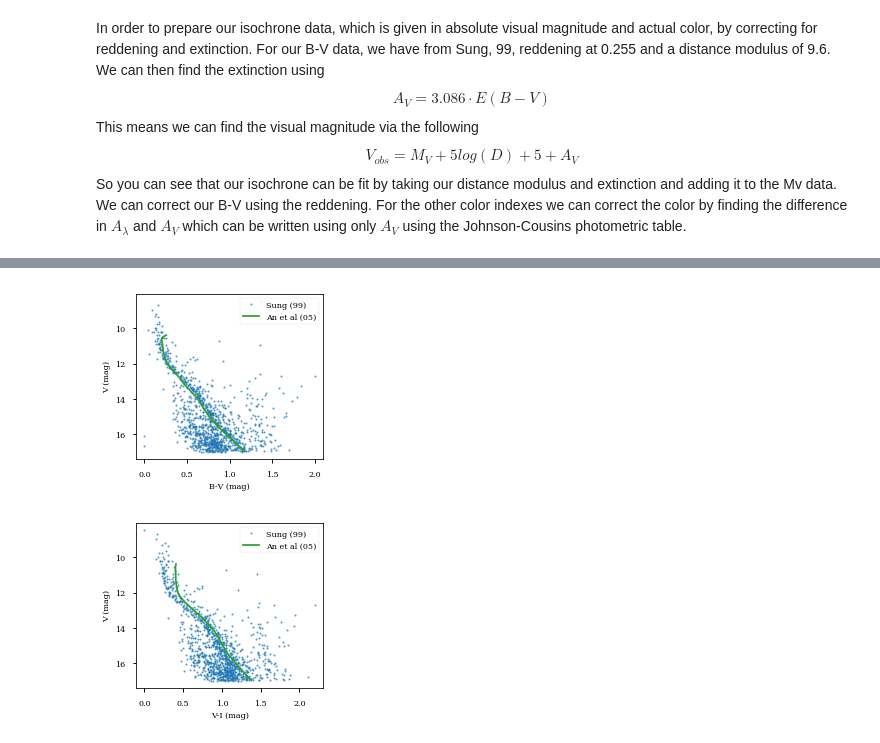
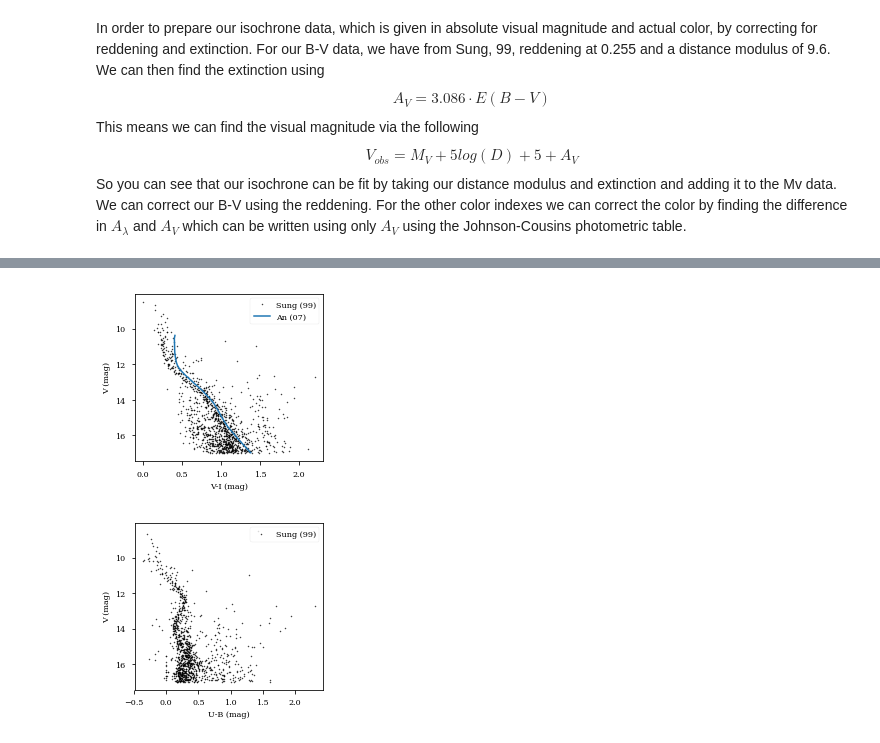
Before and after one commit to mileslucas/JupyterNotebooks, a Jupyter notebook: astro project/astro_project.ipynb, the cells around one changed output, grey strips where cells are left out. Drawn from its saved outputs; the diff is of its cells as text; code cells hidden in the pictures.

```diff
--- a/astro project/astro_project.ipynb
+++ b/astro project/astro_project.ipynb
@@ -26,5 +26,10 @@ mpl.rcParams.update(params)
 # Get data
 try:
     hdulist = fits.open('data/m35.fit')
+    isosmaller = pd.read_table('data/iso1.tsv', header = 1, delim_whitespace=True)
+    isolarger = pd.read_table('data/iso2.tsv', header = 1, delim_whitespace=True)
 except FileNotFoundError:
     print('Data file missing')
+
+print(isosmaller)
+print(isolarger)
@@ -55,0 +87,23 @@ mask = isochrone['V'] < max(data['Vmag'])
+# %%
+style = dict(color='k',ms=1.5, alpha=0.75, label='Sung (99)')
+
+plt.plot('B-V', 'Vmag', 'o', data=data, **style)
+plt.gca().invert_yaxis()
+plt.xlabel('B-V (mag)')
+plt.ylabel('V (mag)')
+plt.legend(loc='best', frameon=True)
+
+plt.gcf().set_size_inches(width, height)
+plt.tight_layout()
+plt.gcf().savefig('figs/b-v.pdf')
+
+plt.plot(isochrone['B-V(cor)'], isochrone['V'].where(mask), linewidth=1.5, label='An (07)')
+# plt.plot(isolarger['B-V(cor)'], isolarger['V'].where(mask2), linewidth=1.5, label='An (07)')
+# plt.plot(isosmaller['B-V(cor)'], isosmaller['V'].where(mask3), linewidth=1.5, label='An (07)')
+
+plt.legend(loc='best', frameon=True)
+# plt.legend?
+
+plt.gcf().set_size_inches(width, height)
+plt.tight_layout()
+plt.gcf().savefig('figs/b-vISO.pdf')
@@ -56,39 +112,32 @@ mask = isochrone['V'] < max(data['Vmag'])
 # %%
-plt.plot('B-V', 'Vmag', 'o', ms=2, data=data, alpha=0.75, label='Sung (99)')
+plt.plot('V-I', 'Vmag', 'o', data=data, **style)
 plt.gca().invert_yaxis()
-plt.xlabel('B-V (mag)')
+plt.xlabel('V-I (mag)')
 plt.ylabel('V (mag)')
-plt.legend(loc='best')
+plt.legend(loc='best', frameon=True)
 
 plt.gcf().set_size_inches(width, height)
 plt.tight_layout()
-plt.gcf().savefig('figs/b-v.pdf')
+plt.gcf().savefig('figs/v-i.pdf')
 
-plt.plot(isochrone['B-V(cor)'], isochrone['V'].where(mask), 'C2', label='An et al (05)')
-plt.legend(loc='best')
+
+plt.plot(isochrone['V-I(cor)'], isochrone['V'].where(mask), linewidth=1.5, label='An (07)')
+plt.legend(loc='best', frameon=True)
 
 plt.gcf().set_size_inches(width, height)
 plt.tight_layout()
-plt.gcf().savefig('figs/b-vISO.pdf')
+plt.gcf().savefig('figs/v-iISO.pdf')
 # %% [output]
-[figure, old version]
+[figure, new version]
 # %%
-plt.plot('V-I', 'Vmag', 'o', ms=2, data=data, alpha=0.75, label='Sung (99)')
+plt.plot('U-B', 'Vmag', 'o', data=data, **style)
 plt.gca().invert_yaxis()
-plt.xlabel('V-I (mag)')
+plt.xlabel('U-B (mag)')
 plt.ylabel('V (mag)')
-plt.legend(loc='best')
+plt.legend(loc='best', frameon=True)
 
 plt.gcf().set_size_inches(width, height)
 plt.tight_layout()
-plt.gcf().savefig('figs/v-i.pdf')
-
-
-plt.plot(isochrone['V-I(cor)'], isochrone['V'].where(mask), 'C2', label='An et al (05)')
-plt.legend(loc='best')
-
-plt.gcf().set_size_inches(width, height)
-plt.tight_layout()
-plt.gcf().savefig('figs/v-iISO.pdf')
+plt.gcf().savefig('figs/u-b.pdf')
 # %% [output]
-[figure, old version]
+[figure, new version]
```
Also changed, not shown: parts of 5 cells of this notebook, 8 other files.
